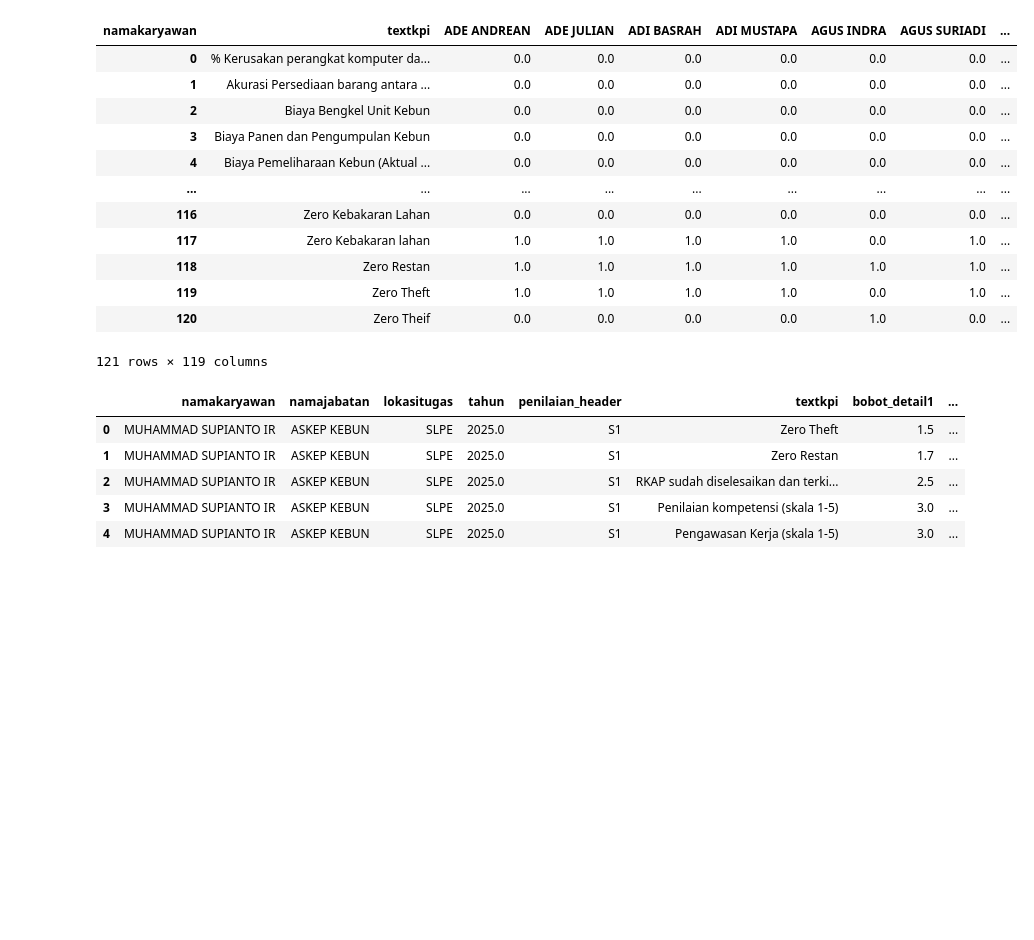
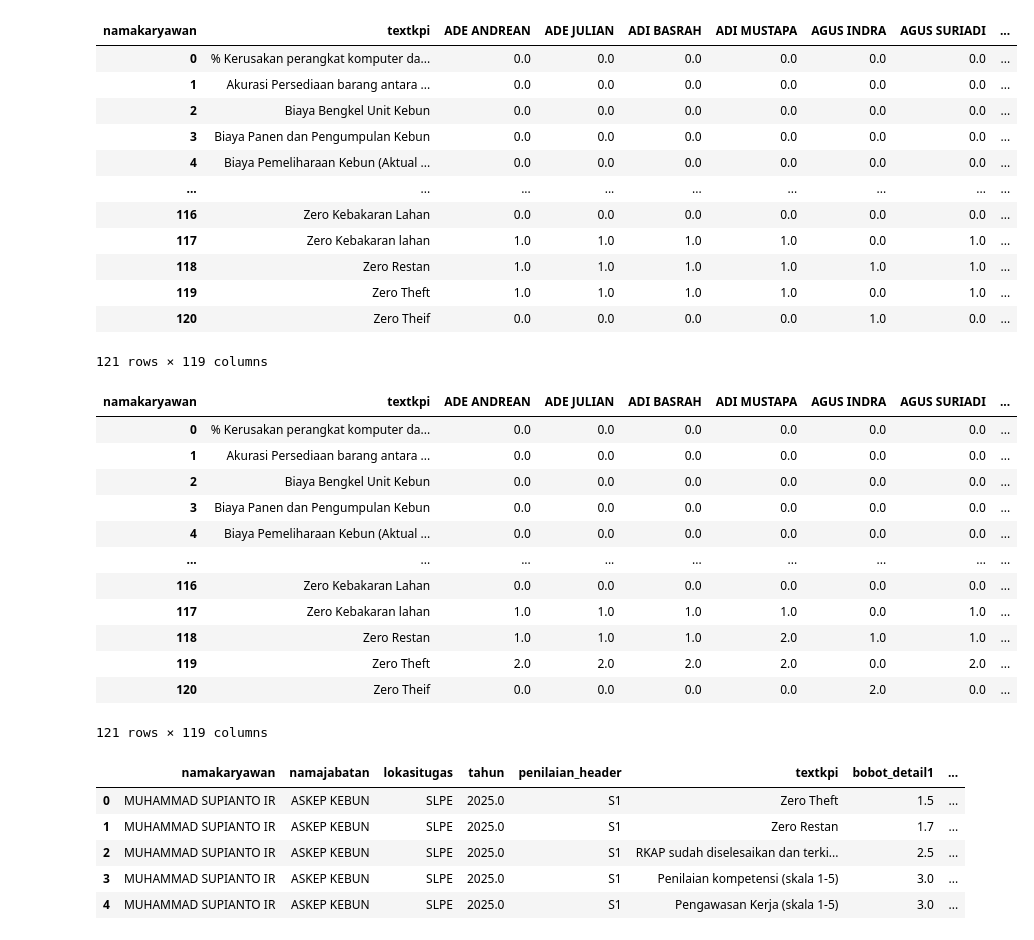
Before and after one commit to kokojunadi/python1, a Jupyter notebook: belajarpython1.ipynb, the cells around one changed output. Drawn from its saved outputs; the diff is of its cells as text; code cells hidden in the pictures; blank space fills up the shorter version.

```diff
--- a/belajarpython1.ipynb
+++ b/belajarpython1.ipynb
@@ -42,0 +45,27 @@ pivot_kpi_s2
+# %%
+# 1. Membuat pivot table dengan Sigma Values: realisasi
+pivot_realisasi_s2 = pd.pivot_table(
+    data_s2,                     # Tetap menggunakan data yang sudah disaring S2
+    index='textkpi',             # Row (Baris)
+    columns='namakaryawan',      # Kolom ke samping
+    values='realisasi',          # Sigma Values diganti menjadi kolom realisasi
+    aggfunc='sum',               # Menggunakan fungsi SUM (Total)
+    fill_value=0                 # Mengubah data kosong menjadi 0
+).reset_index()
+
+# 2. Menampilkan hasil pivot realisasi S2 di layar
+pivot_realisasi_s2
+# %% [output]
+| namakaryawan | textkpi | ADE ANDREAN | ADE JULIAN | ADI BASRAH | ADI MUSTAPA | AGUS INDRA | AGUS SURIADI | ... |
+| 0 | % Kerusakan perangkat komputer da... | 0.0 | 0.0 | 0.0 | 0.0 | 0.0 | 0.0 | ... |
+| 1 | Akurasi Persediaan barang antara ... | 0.0 | 0.0 | 0.0 | 0.0 | 0.0 | 0.0 | ... |
+| 2 | Biaya Bengkel Unit Kebun | 0.0 | 0.0 | 0.0 | 0.0 | 0.0 | 0.0 | ... |
+| 3 | Biaya Panen dan Pengumpulan Kebun | 0.0 | 0.0 | 0.0 | 0.0 | 0.0 | 0.0 | ... |
+| 4 | Biaya Pemeliharaan Kebun (Aktual ... | 0.0 | 0.0 | 0.0 | 0.0 | 0.0 | 0.0 | ... |
+| ... | ... | ... | ... | ... | ... | ... | ... | ... |
+| 116 | Zero Kebakaran Lahan | 0.0 | 0.0 | 0.0 | 0.0 | 0.0 | 0.0 | ... |
+| 117 | Zero Kebakaran lahan | 1.0 | 1.0 | 1.0 | 1.0 | 0.0 | 1.0 | ... |
+| 118 | Zero Restan | 1.0 | 1.0 | 1.0 | 2.0 | 1.0 | 1.0 | ... |
+| 119 | Zero Theft | 2.0 | 2.0 | 2.0 | 2.0 | 0.0 | 2.0 | ... |
+| 120 | Zero Theif | 0.0 | 0.0 | 0.0 | 0.0 | 2.0 | 0.0 | ... |
+121 rows × 119 columns
```
Also changed, not shown: parts of 2 cells of this notebook.
